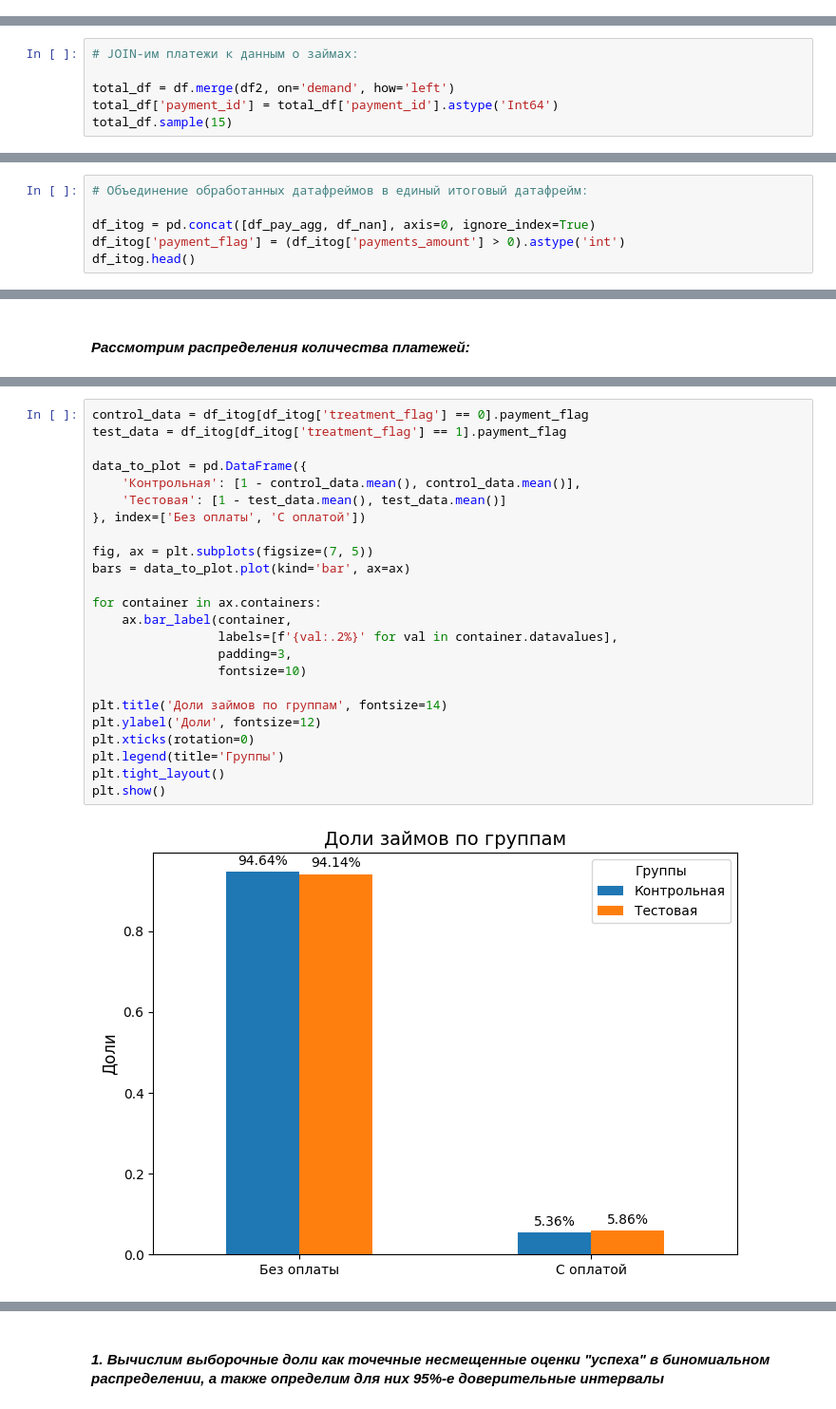
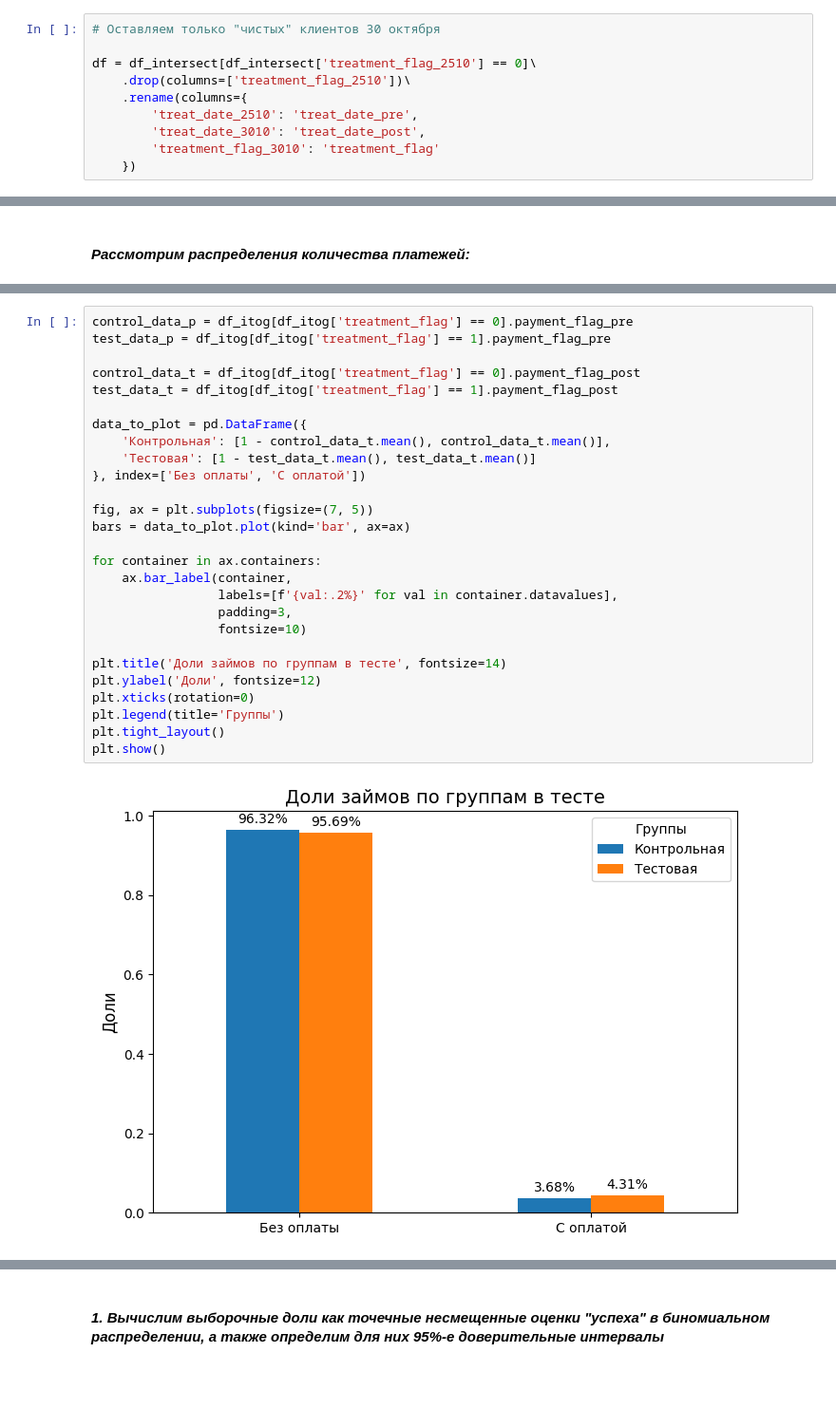
Before and after one commit to witchyburn/ab_test_analysis, a Jupyter notebook: notebooks/ab_analysis.ipynb, the cells around one changed output, grey strips where cells are left out. Shown at 95% size. Saved outputs shown, nothing was run; the diff lists cells and outputs as text; blank space fills up the shorter version.

```diff
--- a/notebooks/ab_analysis.ipynb
+++ b/notebooks/ab_analysis.ipynb
@@ -141,3 +127,13 @@ df = pd.concat([df25, df30], axis=0, ignore_index=True)
+# %%
+# Оставляем только "чистых" клиентов 30 октября
+
+df = df_intersect[df_intersect['treatment_flag_2510'] == 0]\
+    .drop(columns=['treatment_flag_2510'])\
+    .rename(columns={
+        'treat_date_2510': 'treat_date_pre',
+        'treat_date_3010': 'treat_date_post',
+        'treatment_flag_3010': 'treatment_flag'
+    })
 # %%
 # Чтение файла со сведениями о платежах в датафрейм
 df2 = pd.read_csv('../data/payments.csv', sep=';')
@@ -164,9 +160,3 @@ print('Кол-во дубликатов по полю demand:',\
 # %% [output]
 Кол-во дубликатов по полю payment_id: 0 - id платежей уникальны.
 Кол-во дубликатов по полю demand: 1287 - по одному займу может быть несколько разных платежей.
-# %%
-# JOIN-им платежи к данным о займах:
-
-total_df = df.merge(df2, on='demand', how='left')
-total_df['payment_id'] = total_df['payment_id'].astype('Int64')
-total_df.sample(15)
@@ -286,6 +206,0 @@ df_pay_agg
-# %%
-# Объединение обработанных датафреймов в единый итоговый датафрейм:
-
-df_itog = pd.concat([df_pay_agg, df_nan], axis=0, ignore_index=True)
-df_itog['payment_flag'] = (df_itog['payments_amount'] > 0).astype('int')
-df_itog.head()
@@ -354,26 +280,29 @@ pays_amount
 # %%
-control_data = df_itog[df_itog['treatment_flag'] == 0].payment_flag
-test_data = df_itog[df_itog['treatment_flag'] == 1].payment_flag
+control_data_p = df_itog[df_itog['treatment_flag'] == 0].payment_flag_pre
+test_data_p = df_itog[df_itog['treatment_flag'] == 1].payment_flag_pre
+
+control_data_t = df_itog[df_itog['treatment_flag'] == 0].payment_flag_post
+test_data_t = df_itog[df_itog['treatment_flag'] == 1].payment_flag_post
 
 data_to_plot = pd.DataFrame({
-    'Контрольная': [1 - control_data.mean(), control_data.mean()],
-    'Тестовая': [1 - test_data.mean(), test_data.mean()]
+    'Контрольная': [1 - control_data_t.mean(), control_data_t.mean()],
+    'Тестовая': [1 - test_data_t.mean(), test_data_t.mean()]
 }, index=['Без оплаты', 'С оплатой'])
 
 fig, ax = plt.subplots(figsize=(7, 5))
 bars = data_to_plot.plot(kind='bar', ax=ax)
 
 for container in ax.containers:
     ax.bar_label(container,
                  labels=[f'{val:.2%}' for val in container.datavalues],
                  padding=3,
                  fontsize=10)
 
-plt.title('Доли займов по группам', fontsize=14)
+plt.title('Доли займов по группам в тесте', fontsize=14)
 plt.ylabel('Доли', fontsize=12)
 plt.xticks(rotation=0)
 plt.legend(title='Группы')
 plt.tight_layout()
 plt.show()
 # %% [output]
-[figure, old version]
+[figure, new version]
```
Also changed, not shown: parts of 63 cells of this notebook, 1 other file.
